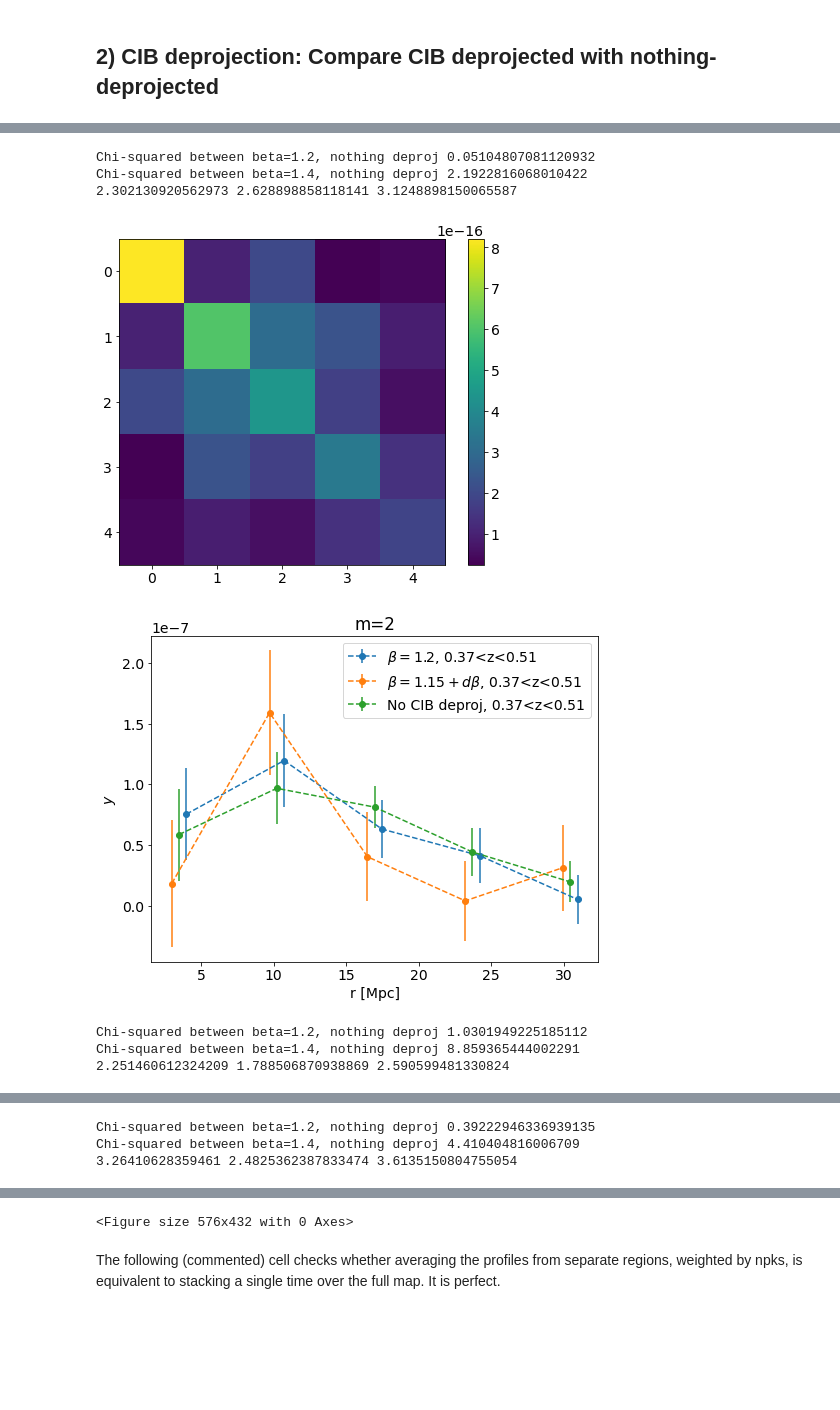
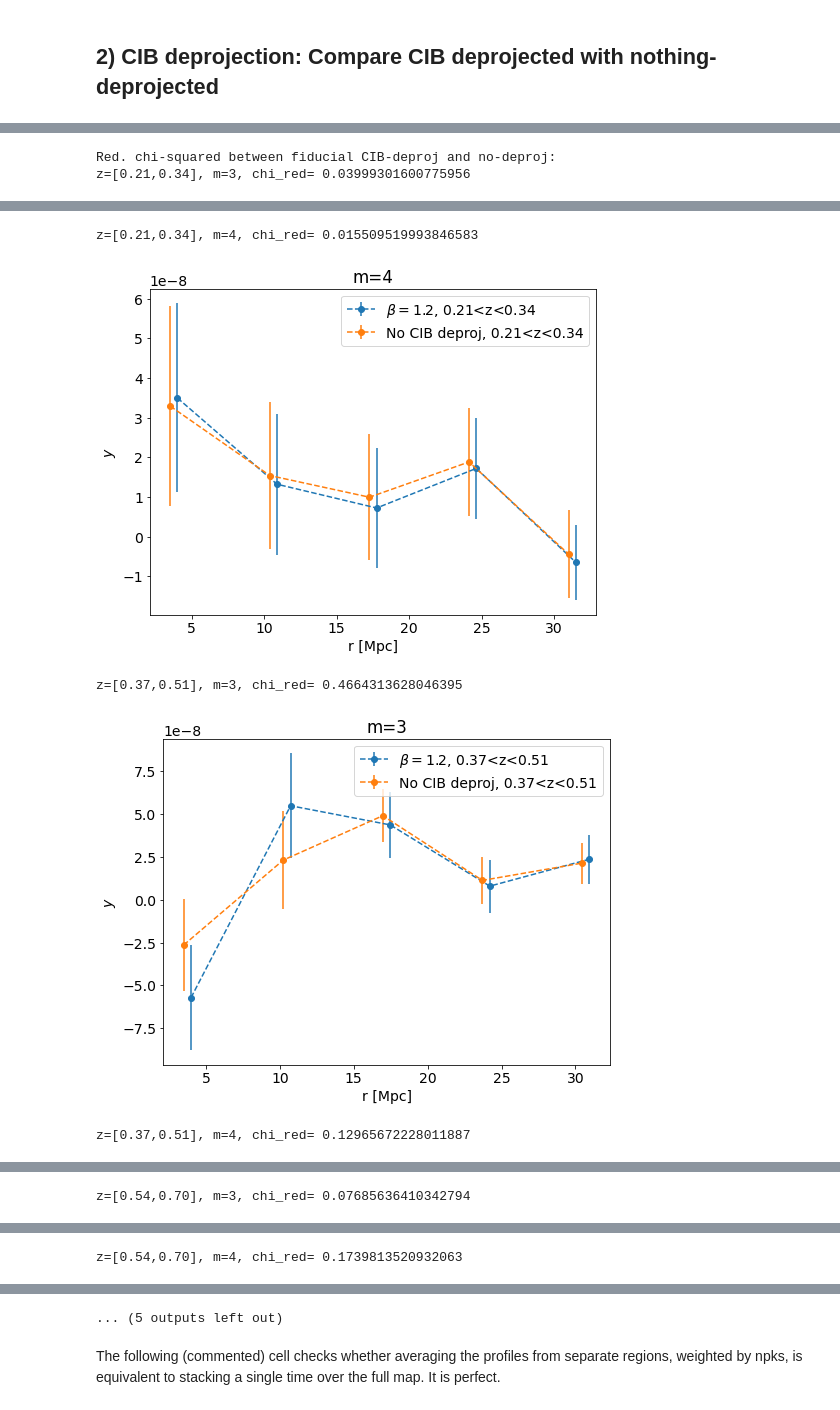
Before and after one commit to marlena6/oriented_stacking, a Jupyter notebook: act_only_code/y_oriented_comparisons_pII.ipynb, the cells around one changed output, grey strips where cells are left out. Cells and saved outputs as stored; diff of their text form; code cells hidden in the pictures; blank space fills up the shorter version.

Commit message:
more null test updates

```diff
--- a/act_only_code/y_oriented_comparisons_pII.ipynb
+++ b/act_only_code/y_oriented_comparisons_pII.ipynb
@@ -144,6 +140,4 @@ numpy.ndarray
 # %%
-
-
 # Comparing CIB-deprojected vs nothing-deprojected (deleted this run)
 nu_e_cuts = True
 if nu_e_cuts:
@@ -153,9 +147,9 @@ else:
 nreg = 24
 
 b = 7
-m=2
-c=0
-for dbin in dbins:
+print("Red. chi-squared between fiducial CIB-deproj and no-deproj:")
+
+for c,dbin in enumerate(dbins):
     cl_dlow, cl_dhi = dbin[0], dbin[1]
     dlow   = cl_dlow-50
     dhi    = cl_dhi+50
@@ -167,15 +161,14 @@ for dbin in dbins:
     profs = np.asarray(acterrs['prof'])
     act_cibd_fid = cpp.Stack_object(img_splits=acterrs['stacks'], profile_splits=np.transpose(profs, axes=[2,0,1]),Npks_splits=acterrs['npks_list'], rad_in_Mpc=40)
     act_cibd_fid.bin_and_get_stats(b) #Mpc
-    plt.errorbar(act_cibd_fid.r_binned+.5, act_cibd_fid.avg_profiles_binned[m], yerr=act_cibd_fid.errors_binned[m], fmt='o', linestyle='--', label=r'$\beta=1.2$, {:.2f}<z<{:.2f}'.format(zlow.value, zhi.value))
 
-    mapstr = f'ilc_SZ_deproj_cib_cibdBeta_1.15_24.00_yy_4096_hpx'
-    actfile = "/mnt/scratch-lustre/mlokken/stacking/ACTxDES_paper2/{:s}_redmapper_lambdagt20_combined_{:d}_{:d}Mpc_{:s}20pt0_orientXYUP_75pct_maglim_{:d}_{:d}Mpc_{:d}reg_m0to5_profiles.pkl".format(mapstr, cl_dlow, cl_dhi, pt_selection_str, dlow, dhi, nreg)
-    acterrs = np.load(actfile, allow_pickle=True)
-    profs = np.asarray(acterrs['prof'])
-    act_cibd_1p15 = cpp.Stack_object(img_splits=acterrs['stacks'], profile_splits=np.transpose(profs, axes=[2,0,1]),Npks_splits=acterrs['npks_list'], rad_in_Mpc=40)
-    act_cibd_1p15.bin_and_get_stats(b) #Mpc
-    plt.errorbar(act_cibd_1p15.r_binned-.5, act_cibd_1p15.avg_profiles_binned[m], yerr=act_cibd_1p15.errors_binned[m], fmt='o', linestyle='--', label=r'$\beta=1.15 + d\beta$, {:.2f}<z<{:.2f}'.format(zlow.value, zhi.value))
+    # mapstr = f'ilc_SZ_deproj_cib_cibdBeta_1.15_24.00_yy_4096_hpx'
+    # actfile = "/mnt/scratch-lustre/mlokken/stacking/ACTxDES_paper2/{:s}_redmapper_lambdagt20_combined_{:d}_{:d}Mpc_{:s}20pt0_orientXYUP_75pct_maglim_{:d}_{:d}Mpc_{:d}reg_m0to5_profiles.pkl".format(mapstr, cl_dlow, cl_dhi, pt_selection_str, dlow, dhi, nreg)
+    # acterrs = np.load(actfile, allow_pickle=True)
+    # profs = np.asarray(acterrs['prof'])
+    # act_cibd_1p15 = cpp.Stack_object(img_splits=acterrs['stacks'], profile_splits=np.transpose(profs, axes=[2,0,1]),Npks_splits=acterrs['npks_list'], rad_in_Mpc=40)
+    # act_cibd_1p15.bin_and_get_stats(b) #Mpc
+    # plt.errorbar(act_cibd_1p15.r_binned-.5, act_cibd_1p15.avg_profiles_binned[m], yerr=act_cibd_1p15.errors_binned[m], fmt='o', linestyle='--', label=r'$\beta=1.15 + d\beta$, {:.2f}<z<{:.2f}'.format(zlow.value, zhi.value))
 
     mapstr = f'ilc_SZ_yy_4096_hpx'
     actfile = "/mnt/scratch-lustre/mlokken/stacking/ACTxDES_paper2/{:s}_redmapper_lambdagt20_combined_{:d}_{:d}Mpc_{:s}20pt0_orientXYUP_75pct_maglim_{:d}_{:d}Mpc_{:d}reg_m0to5_profiles.pkl".format(mapstr, cl_dlow, cl_dhi, pt_selection_str, dlow, dhi, nreg)
@@ -183,26 +176,31 @@ for dbin in dbins:
     profs = np.asarray(acterrs['prof'])
     act_cibd_nodeproj = cpp.Stack_object(img_splits=acterrs['stacks'], profile_splits=np.transpose(profs, axes=[2,0,1]),Npks_splits=acterrs['npks_list'], rad_in_Mpc=40)
     act_cibd_nodeproj.bin_and_get_stats(b) #Mpc
-    plt.errorbar(act_cibd_nodeproj.r_binned, act_cibd_nodeproj.avg_profiles_binned[m], yerr=act_cibd_nodeproj.errors_binned[m], fmt='o', linestyle='--', label=r'No CIB deproj, {:.2f}<z<{:.2f}'.format(zlow.value, zhi.value))
 
-    plt.legend()
-    plt.ylabel("$y$")
-    plt.title(f"m={m}")
-    plt.xlabel("r [Mpc]")
-    plt.show()
-    plt.clf()
 
+    nbin = len(act_cibd_fid.r_binned)
+    dof = nbin-1
     # get the chi squared between each of these
-    print("Chi-squared between beta=1.2, nothing deproj", st.chisq(act_cibd_fid.avg_profiles_binned[m], act_cibd_nodeproj.avg_profiles_binned[m], act_cibd_fid.covmat_binned[m], act_cibd_nodeproj.covmat_binned[m]))
-    print("Chi-squared between beta=1.4, nothing deproj", st.chisq(act_cibd_1p15.avg_profiles_binned[m], act_cibd_nodeproj.avg_profiles_binned[m], act_cibd_1p15.covmat_binned[m], act_cibd_nodeproj.covmat_binned[m]))
+    for m in range(5):
+        print("z=[{:.2f},{:.2f}], m={:d}, chi_red=".format(zlow.value, zhi.value, m), st.chisq(act_cibd_fid.avg_profiles_binned[m], act_cibd_nodeproj.avg_profiles_binned[m], act_cibd_fid.covmat_binned[m], act_cibd_nodeproj.covmat_binned[m])/dof)
+        plt.errorbar(act_cibd_fid.r_binned+.5, act_cibd_fid.avg_profiles_binned[m], yerr=act_cibd_fid.errors_binned[m], fmt='o', linestyle='--', label=r'$\beta=1.2$, {:.2f}<z<{:.2f}'.format(zlow.value, zhi.value))
+        plt.errorbacosmologyislife1r(act_cibd_nodeproj.r_binned, act_cibd_nodeproj.avg_profiles_binned[m], yerr=act_cibd_nodeproj.errors_binned[m], fmt='o', linestyle='--', label=r'No CIB deproj, {:.2f}<z<{:.2f}'.format(zlow.value, zhi.value))
+        plt.legend()
+        plt.ylabel("$y$")
+        plt.title(f"m={m}")
+        plt.xlabel("r [Mpc]")
+        plt.show()
+        plt.clf()
+
     # chi squared with respect to null
-    null_vector = np.zeros(len(act_cibd_fid.avg_profiles_binned[m]))
-    print(np.sqrt(st.chisq(act_cibd_fid.avg_profiles_binned[m], null_vector, act_cibd_fid.covmat_binned[m])/4.), np.sqrt(st.chisq(act_cibd_1p15.avg_profiles_binned[m], null_vector, act_cibd_1p15.covmat_binned[m])/4.), np.sqrt(st.chisq(act_cibd_nodeproj.avg_profiles_binned[m], null_vector, act_cibd_nodeproj.covmat_binned[m])/4.))
+    # null_vector = np.zeros(len(act_cibd_fid.avg_profiles_binned[m]))
+    # print(np.sqrt(st.chisq(act_cibd_fid.avg_profiles_binned[m], null_vector, act_cibd_fid.covmat_binned[m])/4.), np.sqrt(st.chisq(act_cibd_1p15.avg_profiles_binned[m], null_vector, act_cibd_1p15.covmat_binned[m])/4.), np.sqrt(st.chisq(act_cibd_nodeproj.avg_profiles_binned[m], null_vector, act_cibd_nodeproj.covmat_binned[m])/4.))
 
     # print("SNR from PTE", st.snr_from_pte(act_cibd_fid.avg_profiles_binned[m], np.zeros(len(act_cibd_fid.avg_profiles_binned[m])), act_cibd_fid.covmat_binned[m]))
-    plt.imshow(act_cibd_fid.covmat_binned[m])
-    plt.colorbar()
-    plt.show()
-    plt.clf()
-    c+=1
+    # plt.imshow(act_cibd_fid.covmat_binned[m])
+    # plt.colorbar()
+    # plt.show()
+    # plt.clf()
 # %% [output]
+Red. chi-squared between fiducial CIB-deproj and no-deproj:
+z=[0.21,0.34], m=3, chi_red= 0.03999301600775956
@@ -210,8 +208,5 @@ for dbin in dbins:
-Chi-squared between beta=1.2, nothing deproj 0.05104807081120932
-Chi-squared between beta=1.4, nothing deproj 2.1922816068010422
-2.302130920562973 2.628898858118141 3.1248898150065587
+z=[0.21,0.34], m=4, chi_red= 0.015509519993846583
-[figure, old version]
+[figure, new version]
+z=[0.37,0.51], m=3, chi_red= 0.4664313628046395
-[figure, old version]
+[figure, new version]
-Chi-squared between beta=1.2, nothing deproj 1.0301949225185112
-Chi-squared between beta=1.4, nothing deproj 8.859365444002291
-2.251460612324209 1.788506870938869 2.590599481330824
+z=[0.37,0.51], m=4, chi_red= 0.12965672228011887
@@ -218,0 +214 @@ Chi-squared between beta=1.4, nothing deproj 8.859365444002291
+z=[0.54,0.70], m=3, chi_red= 0.07685636410342794
@@ -220,3 +216 @@ Chi-squared between beta=1.4, nothing deproj 8.859365444002291
-Chi-squared between beta=1.2, nothing deproj 0.39222946336939135
-Chi-squared between beta=1.4, nothing deproj 4.410404816006709
-3.26410628359461 2.4825362387833474 3.6135150804755054
+z=[0.54,0.70], m=4, chi_red= 0.1739813520932063
@@ -229,4 +218,4 @@ Chi-squared between beta=1.4, nothing deproj 2.293646252328313
-<Figure size 576x432 with 0 Axes>
+... (5 outputs left out)
 # %% [markdown]
 The following (commented) cell checks whether averaging the profiles from separate regions, weighted by npks, is equivalent to stacking a single time over the full map. It is perfect.
 # %%
```
Also changed, not shown: parts of 2 cells of this notebook, 1 other file.
